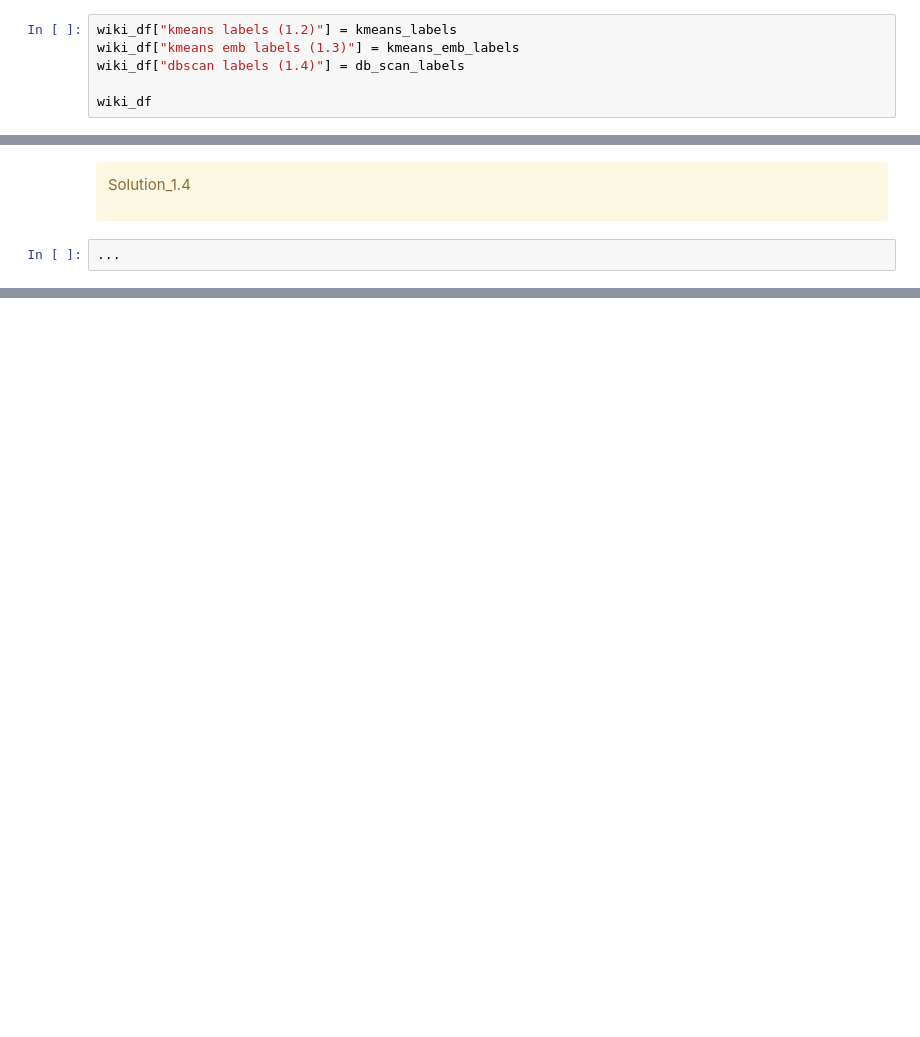
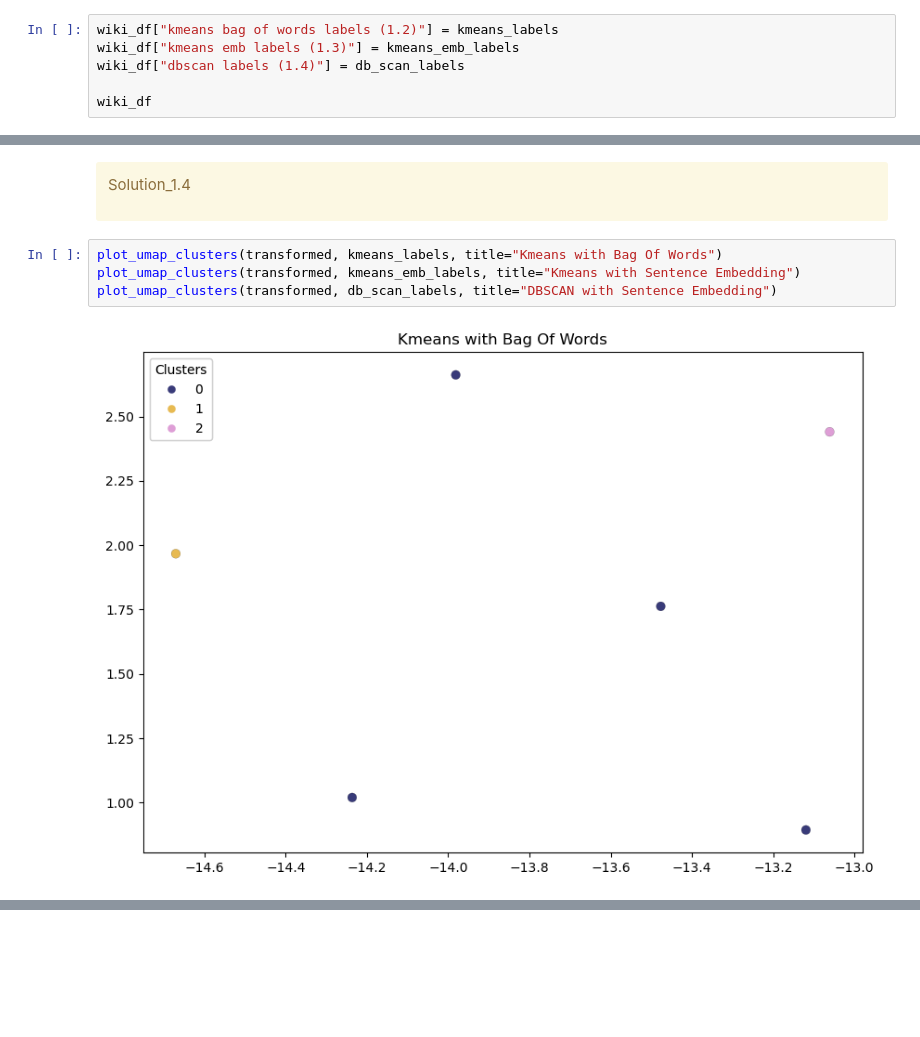
Before and after one commit to lindakiritchkov/cpsc330-2023W2, a Jupyter notebook: hw/hw6/hw6.ipynb, the cells around one changed output, grey strips where cells are left out. Drawn from its saved outputs; the diff is of its cells as text; blank space fills up the shorter version.

```diff
--- a/hw/hw6/hw6.ipynb
+++ b/hw/hw6/hw6.ipynb
@@ -277,7 +277,7 @@ Solution_1.5
 
 </div>
 # %%
-wiki_df["kmeans labels (1.2)"] = kmeans_labels
+wiki_df["kmeans bag of words labels (1.2)"] = kmeans_labels
 wiki_df["kmeans emb labels (1.3)"] = kmeans_emb_labels
 wiki_df["dbscan labels (1.4)"] = db_scan_labels
 
@@ -409,5 +407,9 @@ def plot_umap_clusters(
 Solution_1.4
 
 </div>
-# %%
-...
+# %%
+plot_umap_clusters(transformed, kmeans_labels, title="Kmeans with Bag Of Words")
+plot_umap_clusters(transformed, kmeans_emb_labels, title="Kmeans with Sentence Embedding")
+plot_umap_clusters(transformed, db_scan_labels, title="DBSCAN with Sentence Embedding")
+# %% [output]
+[figure, added]
```
Also changed, not shown: parts of 3 cells of this notebook.
